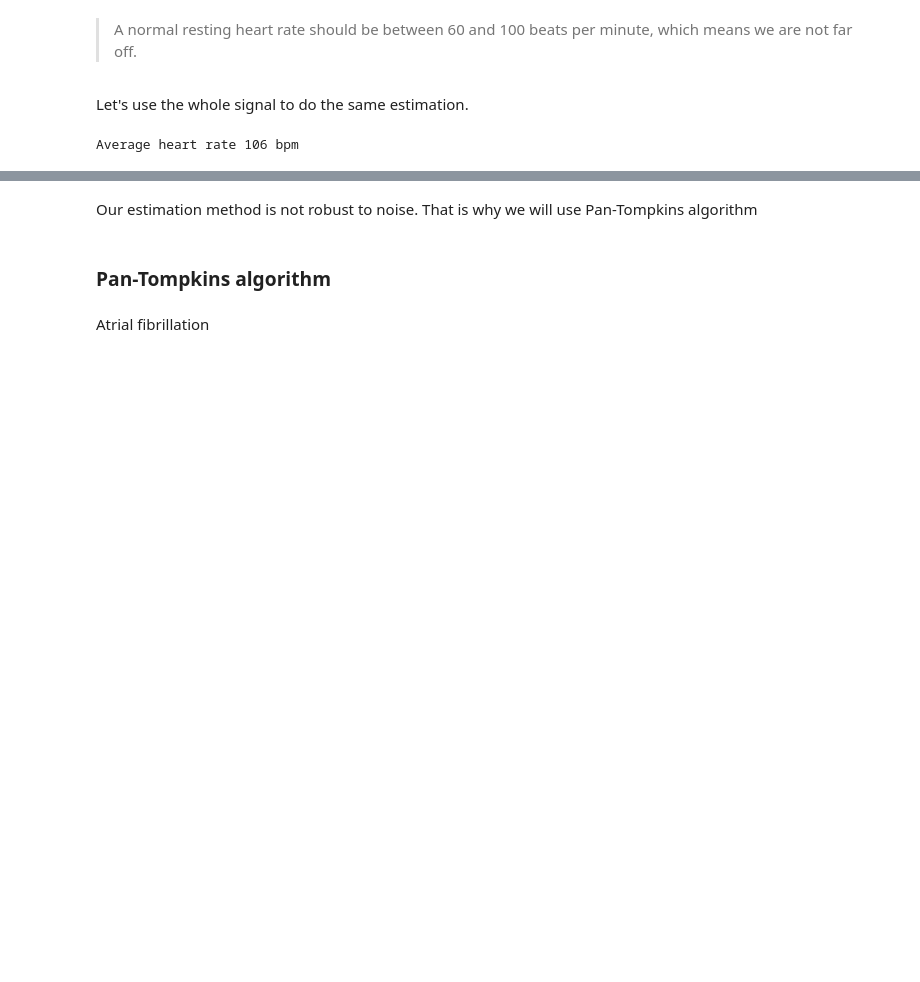
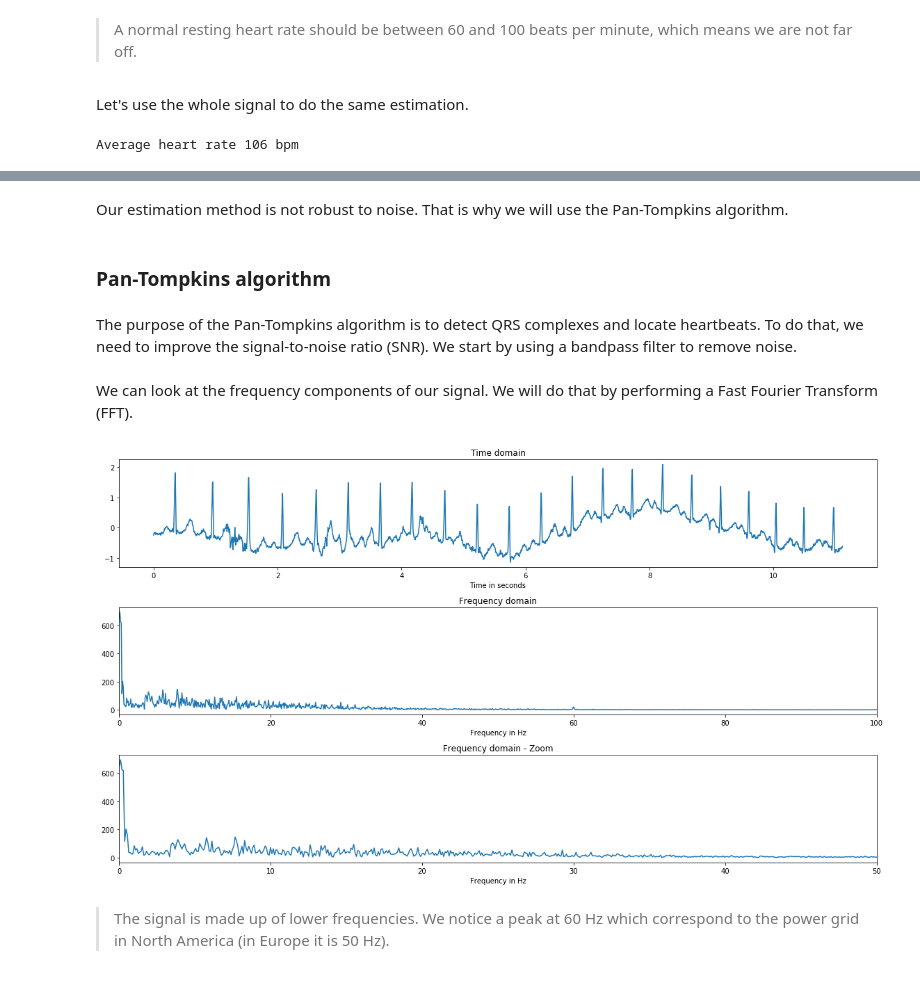
Before and after one commit to krejiba/heart-rate-estimation, a Jupyter notebook: ecg.ipynb, the cells around one changed output, grey strips where cells are left out. Cells and saved outputs as stored; diff of their text form; code cells hidden in the pictures; blank space fills up the shorter version.

```diff
--- a/ecg.ipynb
+++ b/ecg.ipynb
@@ -128,6 +134,39 @@ for l in range(10):
 # %% [markdown]
-Our estimation method is not robust to noise. That is why we will use Pan-Tompkins algorithm
+Our estimation method is not robust to noise. That is why we will use the Pan-Tompkins algorithm.
 # %% [markdown]
 ### Pan-Tompkins algorithm
-# %% [markdown]
-Atrial fibrillation
+# %% [markdown]
+The purpose of the Pan-Tompkins algorithm is to detect QRS complexes and locate heartbeats. To do that, we need to improve the signal-to-noise ratio (SNR). We start by using a bandpass filter to remove noise.
+# %% [markdown]
+We can look at the frequency components of our signal. We will do that by performing a Fast Fourier Transform (FFT).
+# %%
+ecg = ecg_whole[:4000]
+timestamps = np.arange(len(ecg))*1/fs
+freqs = fft.rfftfreq(len(ecg), 1/fs)
+fft = fft.rfft(ecg)
+
+plt.figure(figsize=(16, 9))
+
+# Plotting signal in time domain
+plt.subplot(3,1,1)
+plt.plot(timestamps, ecg)
+plt.title('Time domain')
+plt.xlabel('Time in seconds')
+
+# Plotting signal in time domain
+plt.subplot(3,1,2)
+plt.plot(freqs, np.abs(fft))
+plt.title('Frequency domain')
+plt.xlabel('Frequency in Hz')
+plt.xlim([0, 100])
+plt.tight_layout()
+plt.subplot(3,1,3)
+plt.plot(freqs, np.abs(fft))
+plt.title('Frequency domain - Zoom')
+plt.xlabel('Frequency in Hz')
+plt.xlim([0, 50])
+plt.tight_layout()
+# %% [output]
+[figure, added]
+# %% [markdown]
+> The signal is made up of lower frequencies. We notice a peak at 60 Hz which correspond to the power grid in North America (in Europe it is 50 Hz).
```
Also changed, not shown: parts of 18 cells of this notebook.
